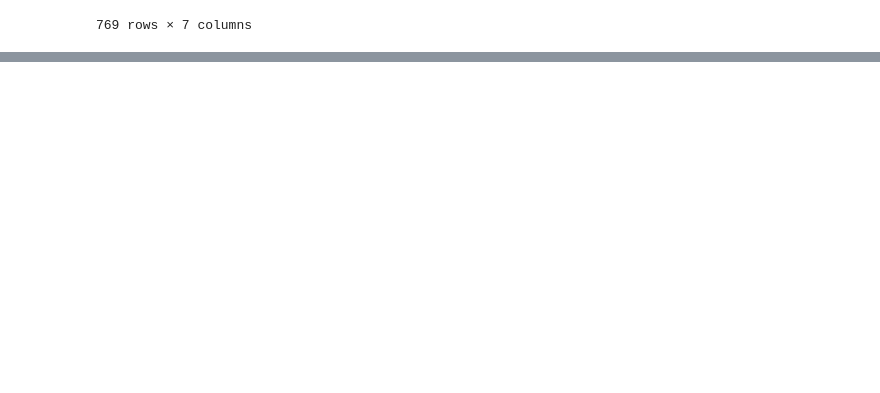
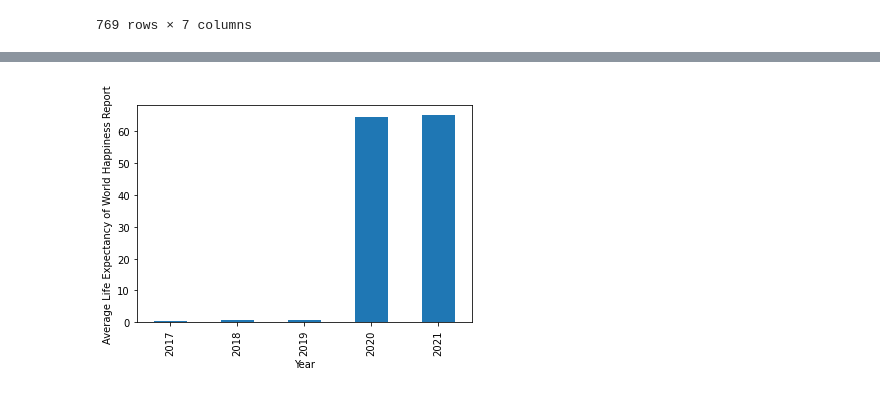
Before and after one commit to Ryan-Malin/TeamHappinessMain, a Jupyter notebook: Happiness.ipynb, the cells around one changed output, grey strips where cells are left out. Drawn from its saved outputs; the diff is of its cells as text; code cells hidden in the pictures; blank space fills up the shorter version.

Commit message:
Happiness Updated

```diff
--- a/Happiness.ipynb
+++ b/Happiness.ipynb
@@ -125,3 +128,8 @@ happiness_combined_df
 |  | 148.0 | Tanzania | 3.145 | 0.677000 | 7.943000 | 56.201000 | -0.047000 | Sub-Saharan Africa |
 |  | 149.0 | Central African Republic | 2.523 | 0.382000 | 7.695000 | 52.493000 | -0.102000 | Sub-Saharan Africa |
 769 rows × 7 columns
+# %%
+# found the average life expecatancy of world happiness to show how it improved every year.
+
+average_life_expect= happiness_combined_df.groupby('Year')['Life Expectancy'].mean()
+average_life_expect
@@ -127,0 +144,10 @@ happiness_combined_df
+# %%
+#Bar graph for avg life expecatancy of world happiness
+
+average_life_expect.plot(kind="bar")
+plt.xlabel("Year")
+plt.xticks(rotation=90)
+plt.ylabel("Average Life Expectancy of World Happiness Report")
+plt.show()
+# %% [output]
+[figure, added]
```
Also changed, not shown: parts of 8 cells of this notebook, 1 other file.
